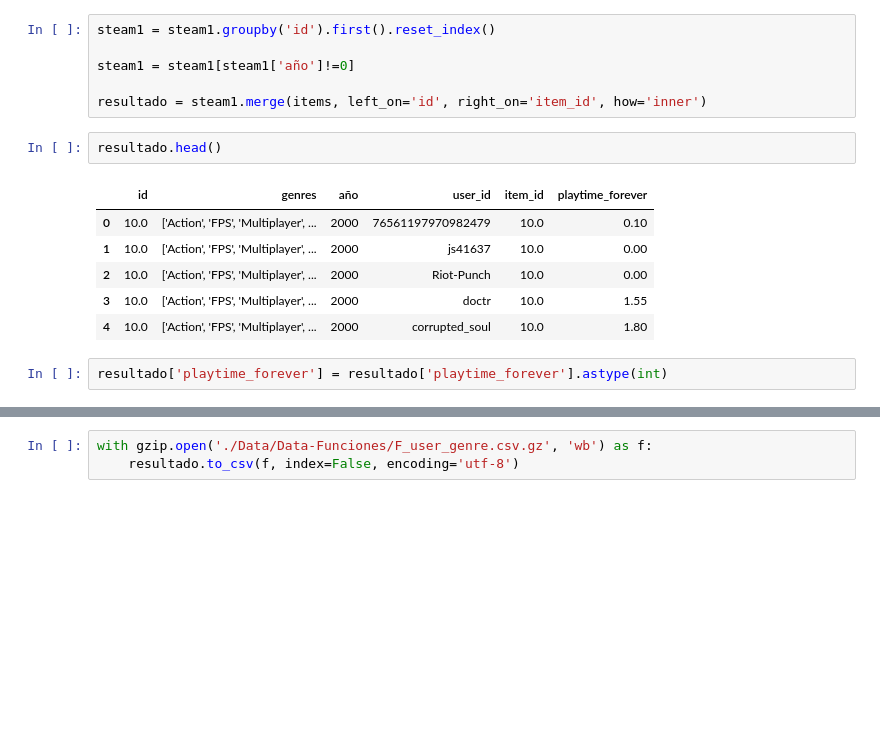
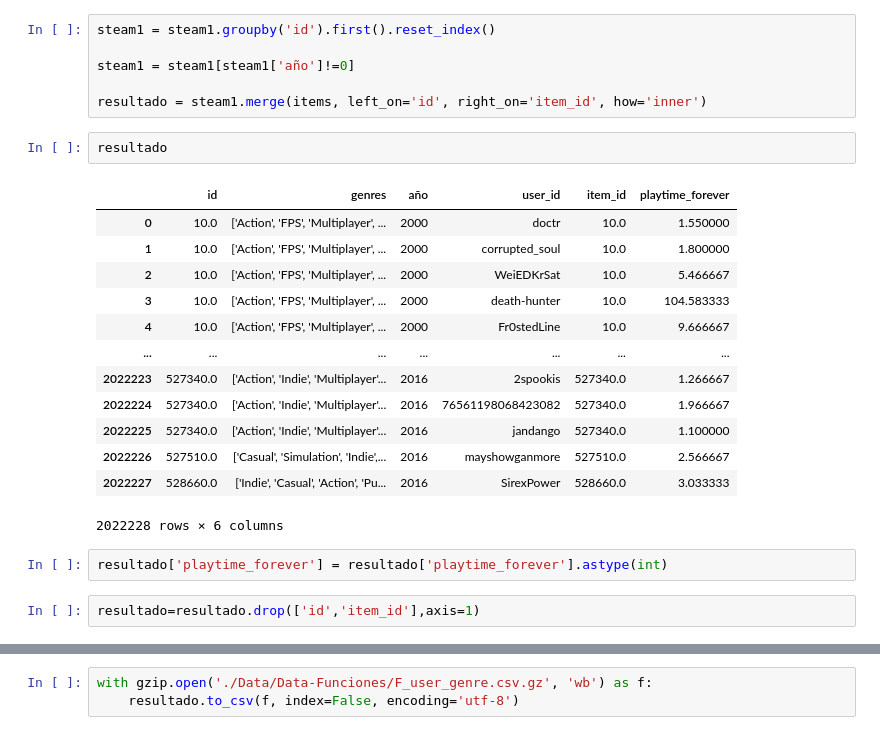
Before and after one commit to belenvbecker/Proyecto-MLOps, a Jupyter notebook: Funcion-Nueva.ipynb, the cells around one changed output, grey strips where cells are left out. Cells and saved outputs as stored; diff of their text form; blank space fills up the shorter version.

```diff
--- a/Funcion-Nueva.ipynb
+++ b/Funcion-Nueva.ipynb
@@ -16,13 +16,22 @@ steam1 = steam1[steam1['año']!=0]
 
 resultado = steam1.merge(items, left_on='id', right_on='item_id', how='inner')
 # %%
-resultado.head()
+resultado
 # %% [output]
 |  | id | genres | año | user_id | item_id | playtime_forever |
-| 0 | 10.0 | ['Action', 'FPS', 'Multiplayer', ... | 2000 | 76561197970982479 | 10.0 | 0.10 |
-| 1 | 10.0 | ['Action', 'FPS', 'Multiplayer', ... | 2000 | js41637 | 10.0 | 0.00 |
-| 2 | 10.0 | ['Action', 'FPS', 'Multiplayer', ... | 2000 | Riot-Punch | 10.0 | 0.00 |
-| 3 | 10.0 | ['Action', 'FPS', 'Multiplayer', ... | 2000 | doctr | 10.0 | 1.55 |
-| 4 | 10.0 | ['Action', 'FPS', 'Multiplayer', ... | 2000 | corrupted_soul | 10.0 | 1.80 |
+| 0 | 10.0 | ['Action', 'FPS', 'Multiplayer', ... | 2000 | doctr | 10.0 | 1.550000 |
+| 1 | 10.0 | ['Action', 'FPS', 'Multiplayer', ... | 2000 | corrupted_soul | 10.0 | 1.800000 |
+| 2 | 10.0 | ['Action', 'FPS', 'Multiplayer', ... | 2000 | WeiEDKrSat | 10.0 | 5.466667 |
+| 3 | 10.0 | ['Action', 'FPS', 'Multiplayer', ... | 2000 | death-hunter | 10.0 | 104.583333 |
+| 4 | 10.0 | ['Action', 'FPS', 'Multiplayer', ... | 2000 | Fr0stedLine | 10.0 | 9.666667 |
+| ... | ... | ... | ... | ... | ... | ... |
+| 2022223 | 527340.0 | ['Action', 'Indie', 'Multiplayer'... | 2016 | 2spookis | 527340.0 | 1.266667 |
+| 2022224 | 527340.0 | ['Action', 'Indie', 'Multiplayer'... | 2016 | 76561198068423082 | 527340.0 | 1.966667 |
+| 2022225 | 527340.0 | ['Action', 'Indie', 'Multiplayer'... | 2016 | jandango | 527340.0 | 1.100000 |
+| 2022226 | 527510.0 | ['Casual', 'Simulation', 'Indie',... | 2016 | mayshowganmore | 527510.0 | 2.566667 |
+| 2022227 | 528660.0 | ['Indie', 'Casual', 'Action', 'Pu... | 2016 | SirexPower | 528660.0 | 3.033333 |
+2022228 rows × 6 columns
 # %%
 resultado['playtime_forever'] = resultado['playtime_forever'].astype(int)
+# %%
+resultado=resultado.drop(['id','item_id'],axis=1)
```
Also changed, not shown: parts of 6 cells of this notebook, 6 other files.
